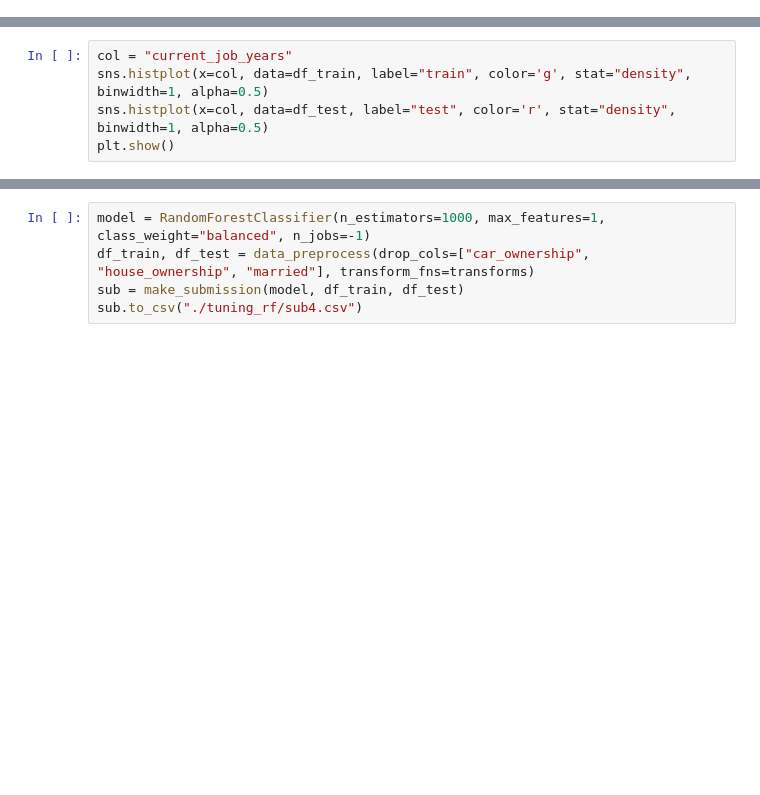
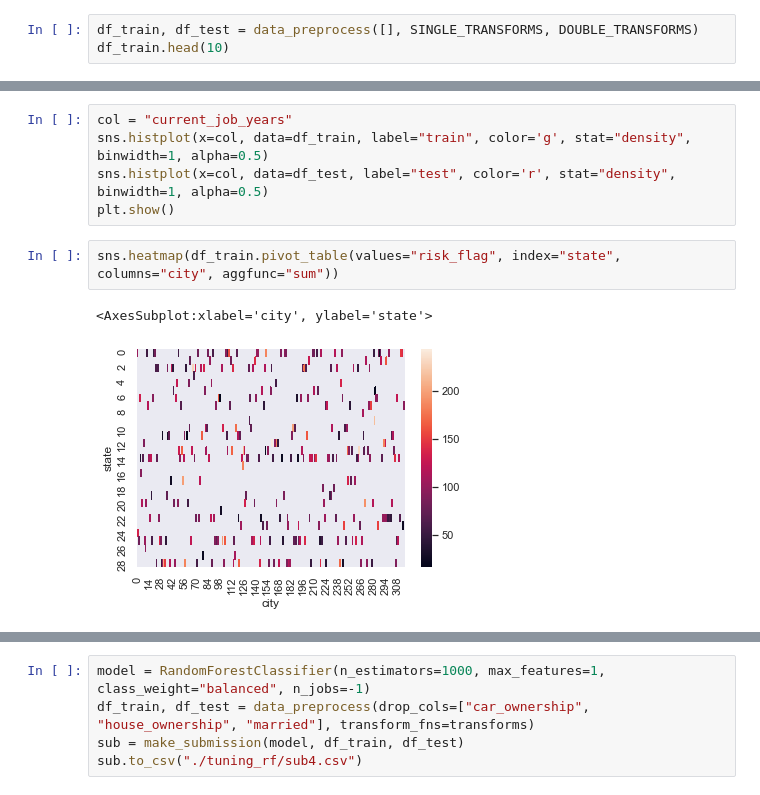
Before and after one commit to Thalaivar/univ_ai_hackathon, a Jupyter notebook: runs.ipynb, the cells around one changed output, grey strips where cells are left out. Cells and saved outputs as stored; diff of their text form; blank space fills up the shorter version.

```diff
--- a/runs.ipynb
+++ b/runs.ipynb
@@ -21,0 +6,3 @@ df_train.head(10)
+# %%
+df_train, df_test = data_preprocess([], SINGLE_TRANSFORMS, DOUBLE_TRANSFORMS)
+df_train.head(10)
@@ -24,6 +24,11 @@ col = "current_job_years"
 sns.histplot(x=col, data=df_train, label="train", color='g', stat="density", binwidth=1, alpha=0.5)
 sns.histplot(x=col, data=df_test, label="test", color='r', stat="density", binwidth=1, alpha=0.5)
 plt.show()
+# %%
+sns.heatmap(df_train.pivot_table(values="risk_flag", index="state", columns="city", aggfunc="sum"))
+# %% [output]
+<AxesSubplot:xlabel='city', ylabel='state'>
+[figure, added]
 # %%
 model = RandomForestClassifier(n_jobs=-1, class_weight="balanced", max_features=1)
 model = train_model(model, df_train)
```
Also changed, not shown: parts of 11 cells of this notebook, 17 other files.
